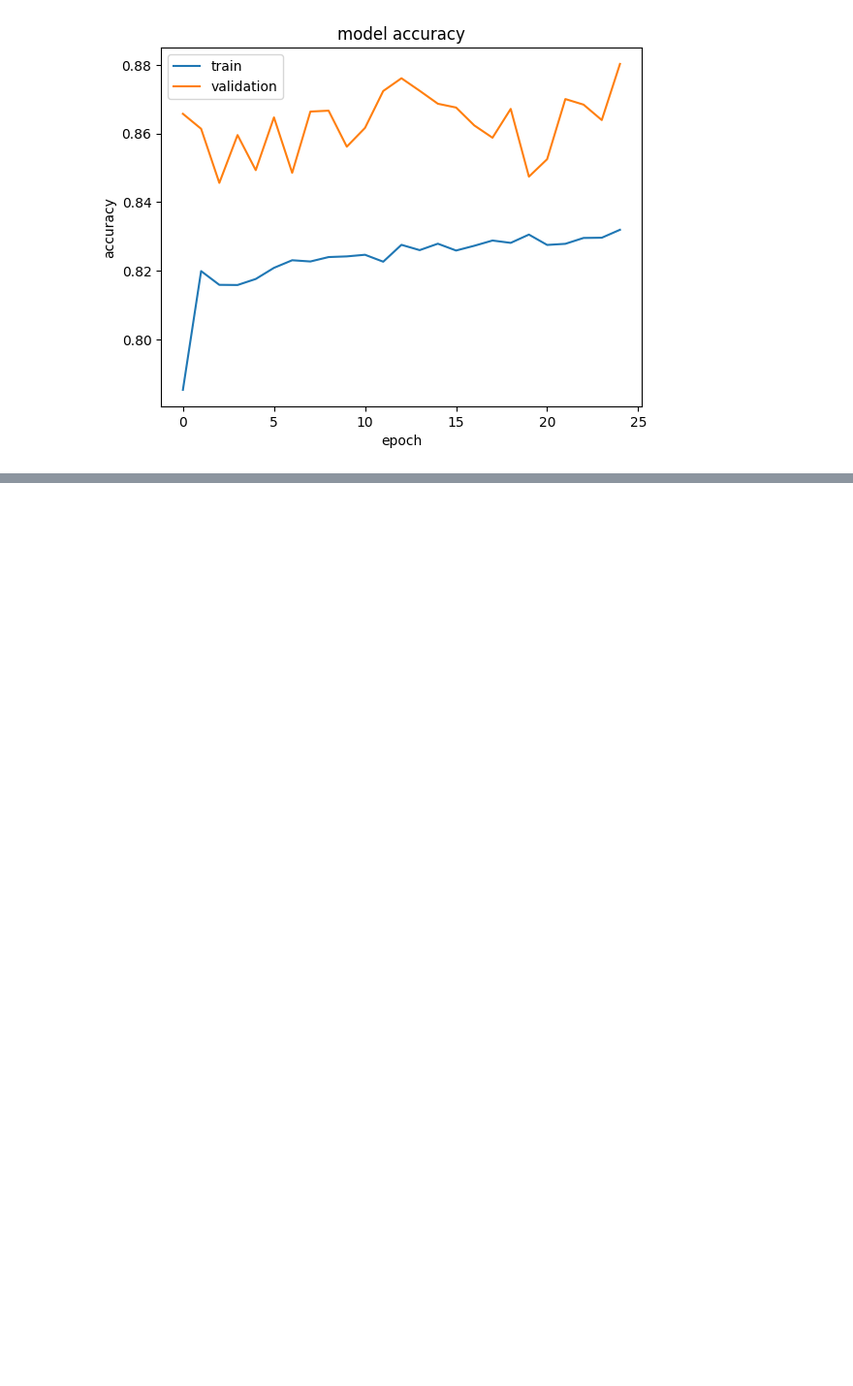
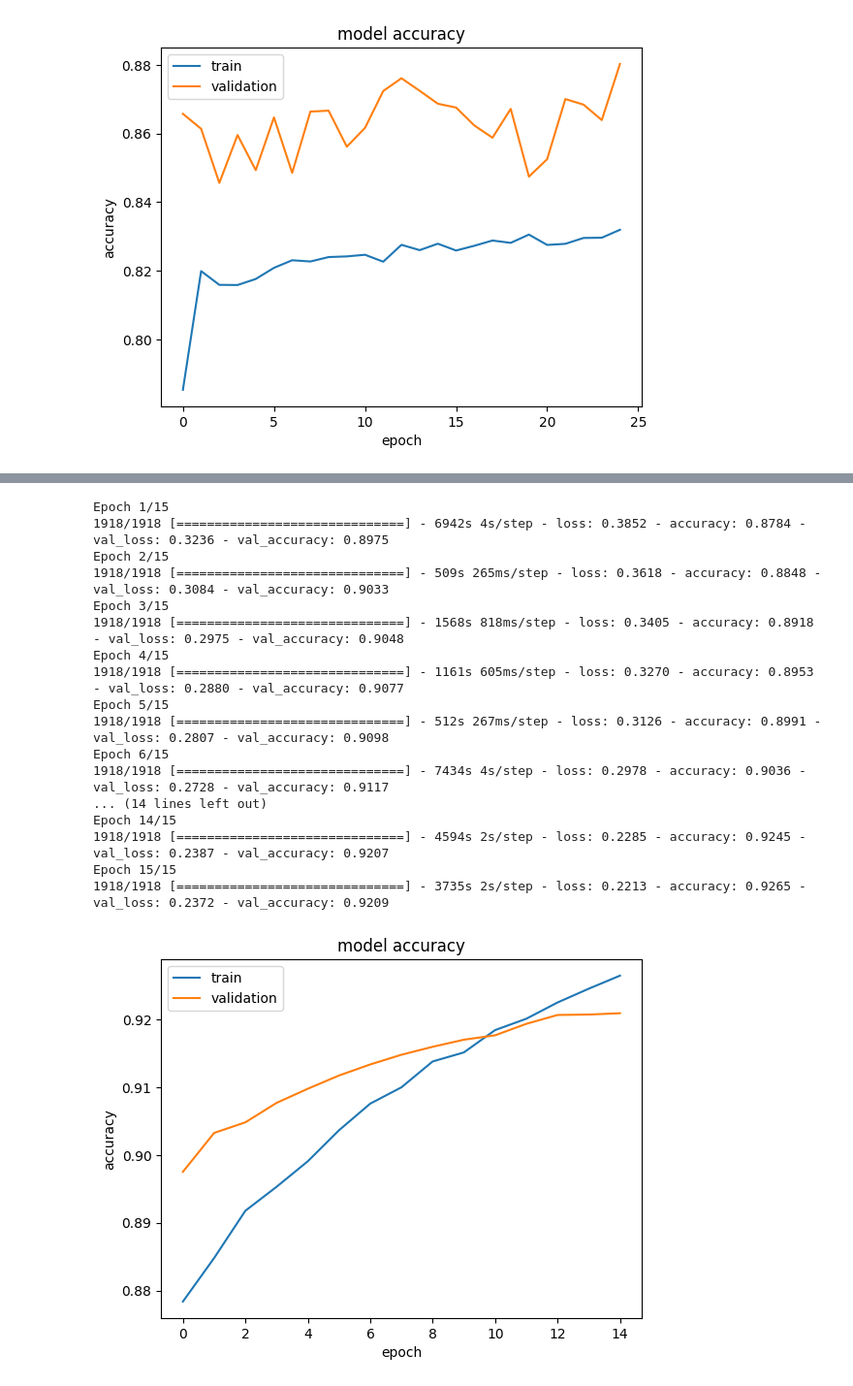
Before and after one commit to forster-j/AgronomiCare, a Jupyter notebook: notebooks/EfficientNetB0.ipynb, the cells around one changed output, grey strips where cells are left out. Shown: that part at 97% size. Drawn from its saved outputs; the diff is of its cells as text; code cells hidden in the pictures; blank space fills up the shorter version.

```diff
--- a/notebooks/EfficientNetB0.ipynb
+++ b/notebooks/EfficientNetB0.ipynb
@@ -166,0 +228,27 @@ plot_hist(hist)
+# %%
+# Create a new model with unfrozen layers
+unfrozen_model3 = unfreeze_model_and_clone(model)
+
+epochs = 15
+hist3 = unfrozen_model2.fit(train_ds, epochs=epochs, validation_data=val_ds)
+
+plot_hist(hist3)
+# %% [output]
+Epoch 1/15
+1918/1918 [==============================] - 6942s 4s/step - loss: 0.3852 - accuracy: 0.8784 - val_loss: 0.3236 - val_accuracy: 0.8975
+Epoch 2/15
+1918/1918 [==============================] - 509s 265ms/step - loss: 0.3618 - accuracy: 0.8848 - val_loss: 0.3084 - val_accuracy: 0.9033
+Epoch 3/15
+1918/1918 [==============================] - 1568s 818ms/step - loss: 0.3405 - accuracy: 0.8918 - val_loss: 0.2975 - val_accuracy: 0.9048
+Epoch 4/15
+1918/1918 [==============================] - 1161s 605ms/step - loss: 0.3270 - accuracy: 0.8953 - val_loss: 0.2880 - val_accuracy: 0.9077
+Epoch 5/15
+1918/1918 [==============================] - 512s 267ms/step - loss: 0.3126 - accuracy: 0.8991 - val_loss: 0.2807 - val_accuracy: 0.9098
+Epoch 6/15
+1918/1918 [==============================] - 7434s 4s/step - loss: 0.2978 - accuracy: 0.9036 - val_loss: 0.2728 - val_accuracy: 0.9117
+... (14 lines left out)
+Epoch 14/15
+1918/1918 [==============================] - 4594s 2s/step - loss: 0.2285 - accuracy: 0.9245 - val_loss: 0.2387 - val_accuracy: 0.9207
+Epoch 15/15
+1918/1918 [==============================] - 3735s 2s/step - loss: 0.2213 - accuracy: 0.9265 - val_loss: 0.2372 - val_accuracy: 0.9209
+[figure, added]
```
Also changed, not shown: parts of 28 cells of this notebook.
